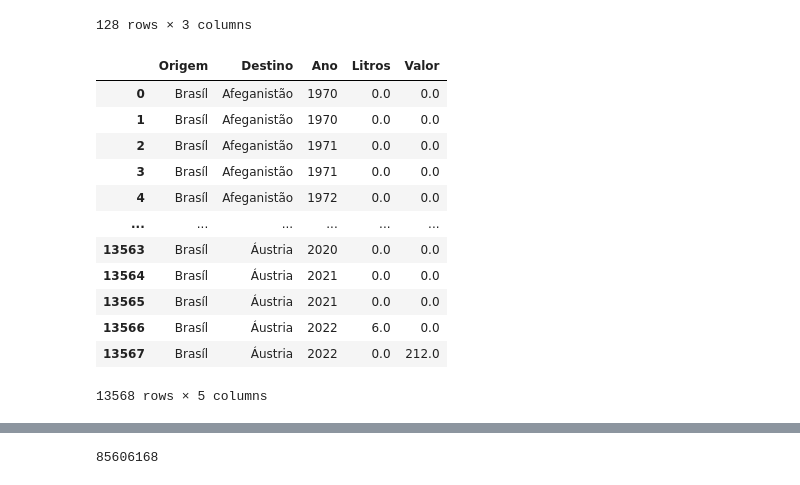
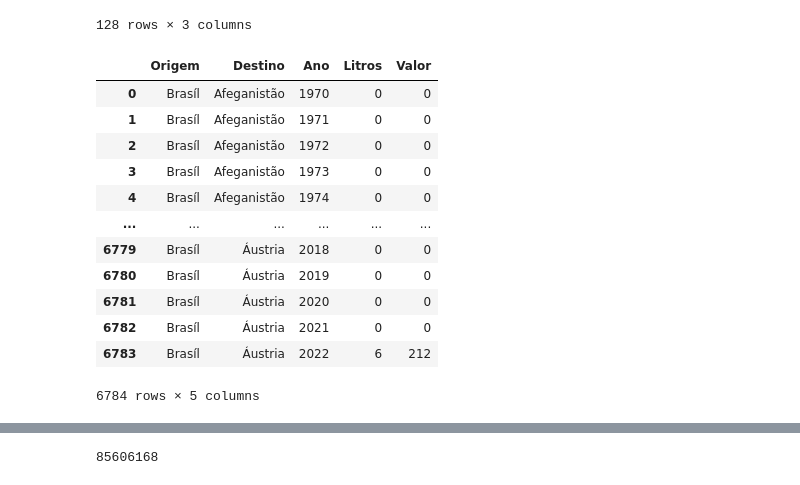
Before and after one commit to Leandro-Braga/wine_techchallenge-, a Jupyter notebook: notebook_testes/Vinicula.ipynb, the cells around one changed output, grey strips where cells are left out. Saved outputs shown, nothing was run; the diff lists cells and outputs as text; code cells hidden in the pictures.

```diff
--- a/notebook_testes/Vinicula.ipynb
+++ b/notebook_testes/Vinicula.ipynb
@@ -290,43 +288,46 @@ colunas_anos = [col for col in df_exp_vinho_qtde.columns if col not in ['País',
 
 # print(colunas_anos)
 
 # Aplicando o melt
 df_melted = df_exp_vinho_qtde.melt(id_vars='País', value_vars=colunas_anos, var_name='Ano', value_name='Valor')
 # df_melted
 
 # # Separando 'Ano' em 'Ano' e 'Tipo'
 df_melted['Tipo'] = df_melted['Ano'].str.endswith('.1')
 
+df_melted['Ano'] = df_melted['Ano'].astype(str).str.replace(r'\.1$', '', regex=True)
+
 # # Pivotando o DataFrame para ter colunas separadas para quantidade e valor total
 df_pivot = df_melted.pivot_table(index=['País', 'Ano'], columns='Tipo', values='Valor').reset_index()
 
 df_pivot.fillna(0.0, inplace=True)
 
-df_pivot['Ano'] = df_pivot['Ano'].astype(str).str.replace(r'\.1$', '', regex=True)
+# df_pivot['Ano'] = df_pivot['Ano'].astype(str).str.replace(r'\.1$', '', regex=True)
+
 # # Renomeando as colunas
 df_pivot.columns = ['País', 'Ano', 'Litros', 'Valor']
 
 # # Exibindo o DataFrame resultante
 df_pivot['Origem'] = 'Brasíl'
 
 filtro = ['Origem', 'País', 'Ano', 'Litros', 'Valor']
 
 df_filtrado = df_pivot[filtro]
 
 df_filtrado.columns = ['Origem', 'Destino', 'Ano', 'Litros', 'Valor']
 
 df_filtrado
 # %% [output]
 |  | Origem | Destino | Ano | Litros | Valor |
-| 0 | Brasíl | Afeganistão | 1970 | 0.0 | 0.0 |
-| 1 | Brasíl | Afeganistão | 1970 | 0.0 | 0.0 |
-| 2 | Brasíl | Afeganistão | 1971 | 0.0 | 0.0 |
-| 3 | Brasíl | Afeganistão | 1971 | 0.0 | 0.0 |
-| 4 | Brasíl | Afeganistão | 1972 | 0.0 | 0.0 |
+| 0 | Brasíl | Afeganistão | 1970 | 0 | 0 |
+| 1 | Brasíl | Afeganistão | 1971 | 0 | 0 |
+| 2 | Brasíl | Afeganistão | 1972 | 0 | 0 |
+| 3 | Brasíl | Afeganistão | 1973 | 0 | 0 |
+| 4 | Brasíl | Afeganistão | 1974 | 0 | 0 |
 | ... | ... | ... | ... | ... | ... |
-| 13563 | Brasíl | Áustria | 2020 | 0.0 | 0.0 |
-| 13564 | Brasíl | Áustria | 2021 | 0.0 | 0.0 |
-| 13565 | Brasíl | Áustria | 2021 | 0.0 | 0.0 |
-| 13566 | Brasíl | Áustria | 2022 | 6.0 | 0.0 |
-| 13567 | Brasíl | Áustria | 2022 | 0.0 | 212.0 |
+| 6779 | Brasíl | Áustria | 2018 | 0 | 0 |
+| 6780 | Brasíl | Áustria | 2019 | 0 | 0 |
+| 6781 | Brasíl | Áustria | 2020 | 0 | 0 |
+| 6782 | Brasíl | Áustria | 2021 | 0 | 0 |
+| 6783 | Brasíl | Áustria | 2022 | 6 | 212 |
-13568 rows × 5 columns
+6784 rows × 5 columns
```
Also changed, not shown: parts of 35 cells of this notebook, 2 other files.
